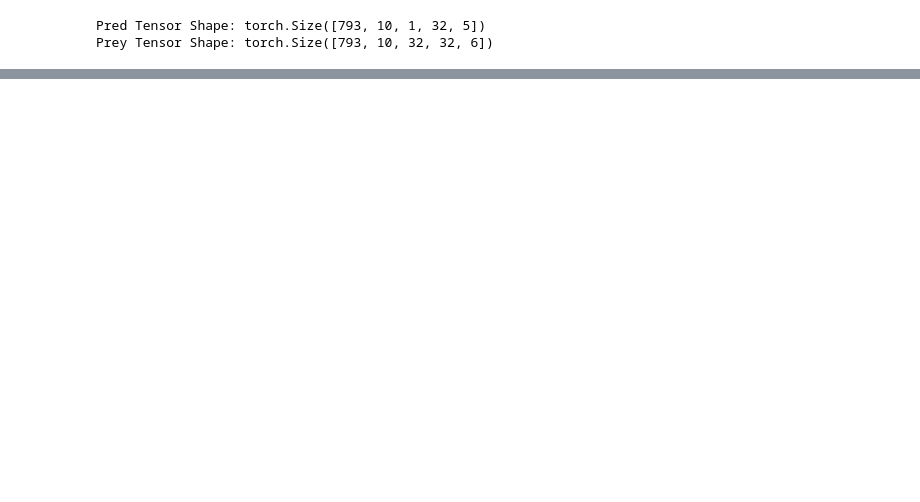
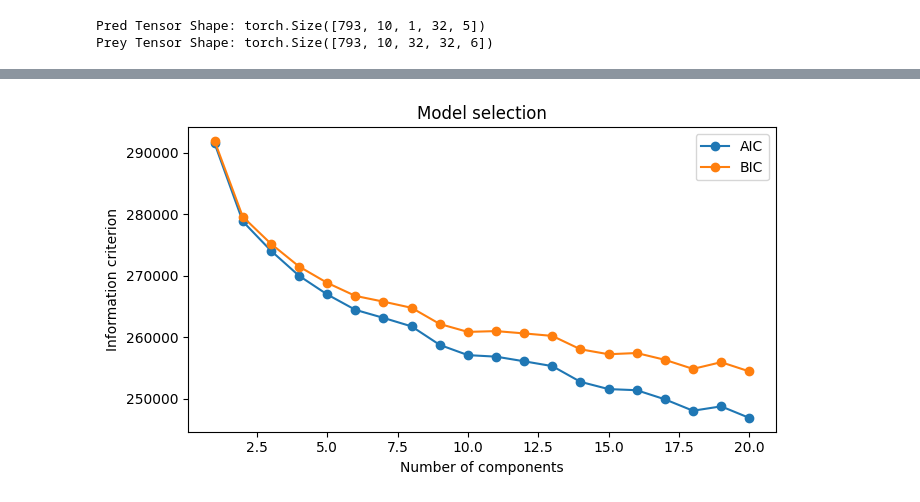
Before and after one commit to wirthy21/Master-Thesis, a Jupyter notebook: notebooks - gail_testing/4. Feature Clustering.ipynb, the cells around one changed output, grey strips where cells are left out. Saved outputs shown, nothing was run; the diff lists cells and outputs as text; code cells hidden in the pictures; blank space fills up the shorter version.

```diff
--- a/notebooks - gail_testing/4. Feature Clustering.ipynb
+++ b/notebooks - gail_testing/4. Feature Clustering.ipynb
@@ -541,2 +250,4 @@ Components for 90% variance: 9
 # %%
-gmm_cluster_count(scaled_pred, pca_components=9, n_fits=20)
+cluster_count(scaled_pred, pca_components=9, n_fits=20, model="gmm")
+# %% [output]
+[figure, added]
```
Also changed, not shown: parts of 18 cells of this notebook.
